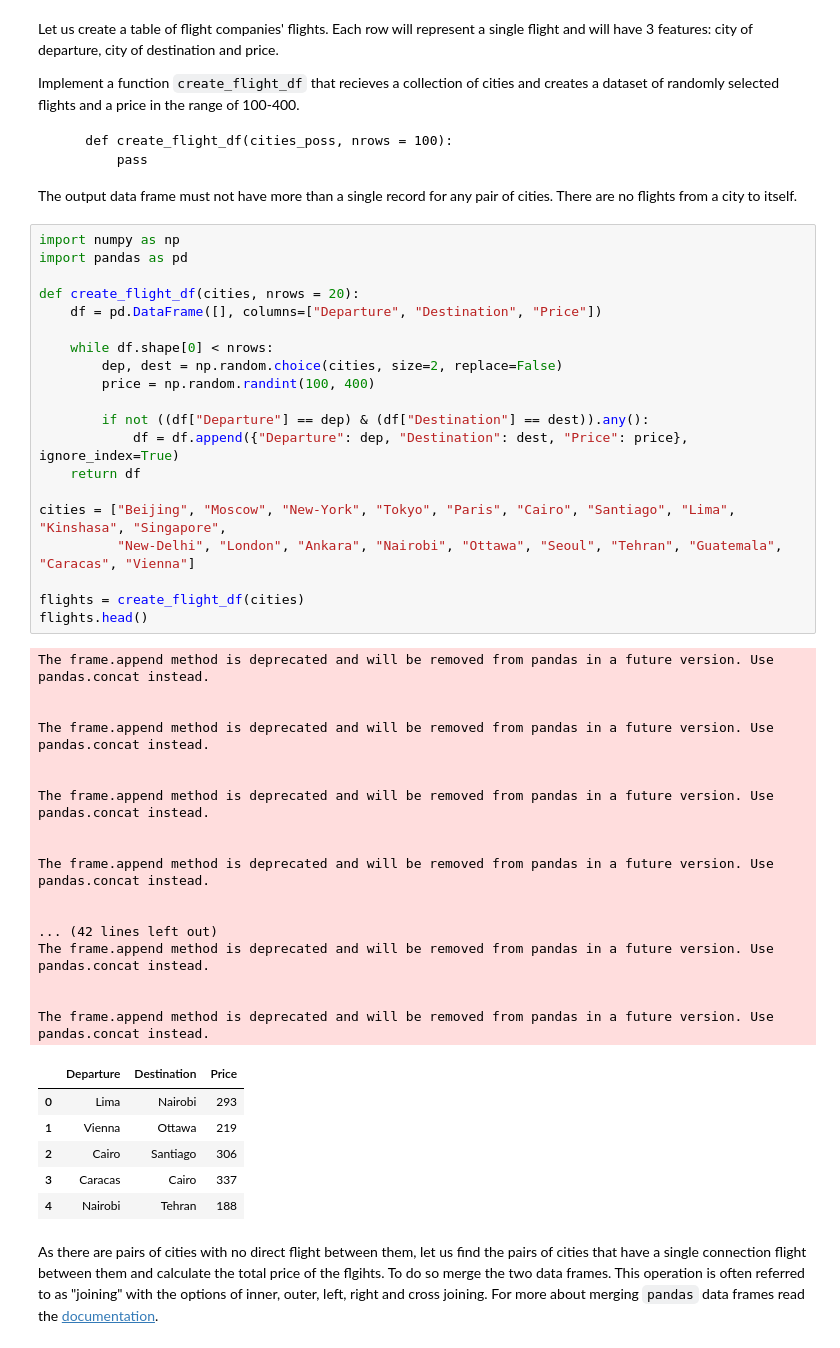
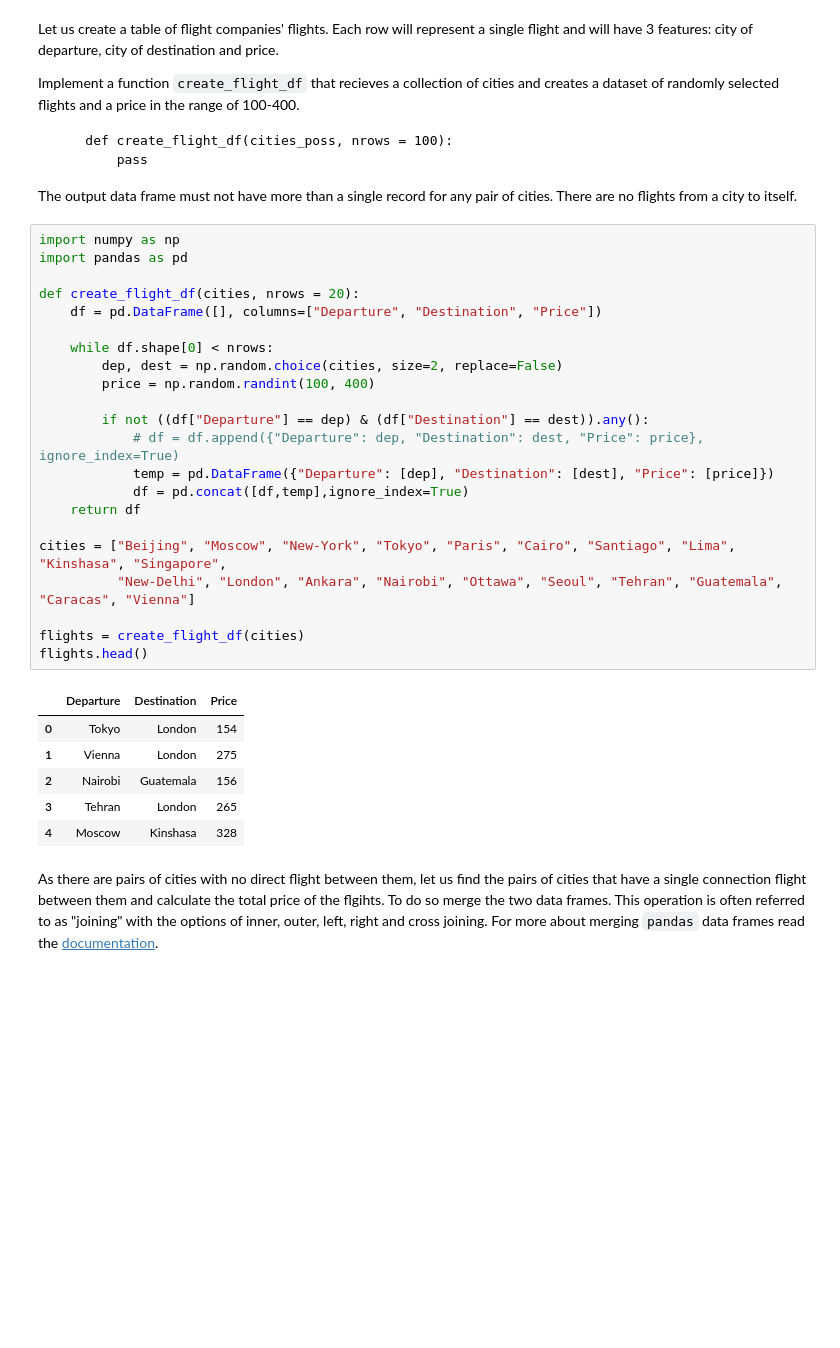
Before and after one commit to Dan8Oren/IML.HUJI, a Jupyter notebook: lab/Lab 00 - A - Data Analysis In Python - First Steps.ipynb, the cells around one changed output. Cells and saved outputs as stored; diff of their text form; blank space fills up the shorter version.

```diff
--- a/lab/Lab 00 - A - Data Analysis In Python - First Steps.ipynb
+++ b/lab/Lab 00 - A - Data Analysis In Python - First Steps.ipynb
@@ -880,47 +893,32 @@ The output data frame must not have more than a single record for any pair of ci
 # %%
 import numpy as np
 import pandas as pd
 
 def create_flight_df(cities, nrows = 20):
     df = pd.DataFrame([], columns=["Departure", "Destination", "Price"])
 
     while df.shape[0] < nrows:
         dep, dest = np.random.choice(cities, size=2, replace=False)
         price = np.random.randint(100, 400)
 
         if not ((df["Departure"] == dep) & (df["Destination"] == dest)).any():
-            df = df.append({"Departure": dep, "Destination": dest, "Price": price}, ignore_index=True)
+            # df = df.append({"Departure": dep, "Destination": dest, "Price": price}, ignore_index=True)
+            temp = pd.DataFrame({"Departure": [dep], "Destination": [dest], "Price": [price]})
+            df = pd.concat([df,temp],ignore_index=True)
     return df
 
 cities = ["Beijing", "Moscow", "New-York", "Tokyo", "Paris", "Cairo", "Santiago", "Lima", "Kinshasa", "Singapore",
           "New-Delhi", "London", "Ankara", "Nairobi", "Ottawa", "Seoul", "Tehran", "Guatemala", "Caracas", "Vienna"]
 
 flights = create_flight_df(cities)
 flights.head()
 # %% [output]
-The frame.append method is deprecated and will be removed from pandas in a future version. Use pandas.concat instead.
-
-
-The frame.append method is deprecated and will be removed from pandas in a future version. Use pandas.concat instead.
-
-
-The frame.append method is deprecated and will be removed from pandas in a future version. Use pandas.concat instead.
-
-
-The frame.append method is deprecated and will be removed from pandas in a future version. Use pandas.concat instead.
-
-
-... (42 lines left out)
-The frame.append method is deprecated and will be removed from pandas in a future version. Use pandas.concat instead.
-
-
-The frame.append method is deprecated and will be removed from pandas in a future version. Use pandas.concat instead.
 |  | Departure | Destination | Price |
-| 0 | Lima | Nairobi | 293 |
-| 1 | Vienna | Ottawa | 219 |
-| 2 | Cairo | Santiago | 306 |
-| 3 | Caracas | Cairo | 337 |
-| 4 | Nairobi | Tehran | 188 |
+| 0 | Tokyo | London | 154 |
+| 1 | Vienna | London | 275 |
+| 2 | Nairobi | Guatemala | 156 |
+| 3 | Tehran | London | 265 |
+| 4 | Moscow | Kinshasa | 328 |
 # %% [markdown]
 As there are pairs of cities with no direct flight between them, let us find the pairs of cities that have a single connection flight between them and calculate the total price of the flgihts. To do so merge the two data frames. This operation is often referred to as "joining" with the options of inner, outer, left, right and cross joining. For more about merging `pandas` data frames read the [documentation](https://pandas.pydata.org/pandas-docs/stable/user_guide/merging.html#database-style-dataframe-or-named-series-joining-merging).
 # %%
```
Also changed, not shown: parts of 16 cells of this notebook, 5 other files.
